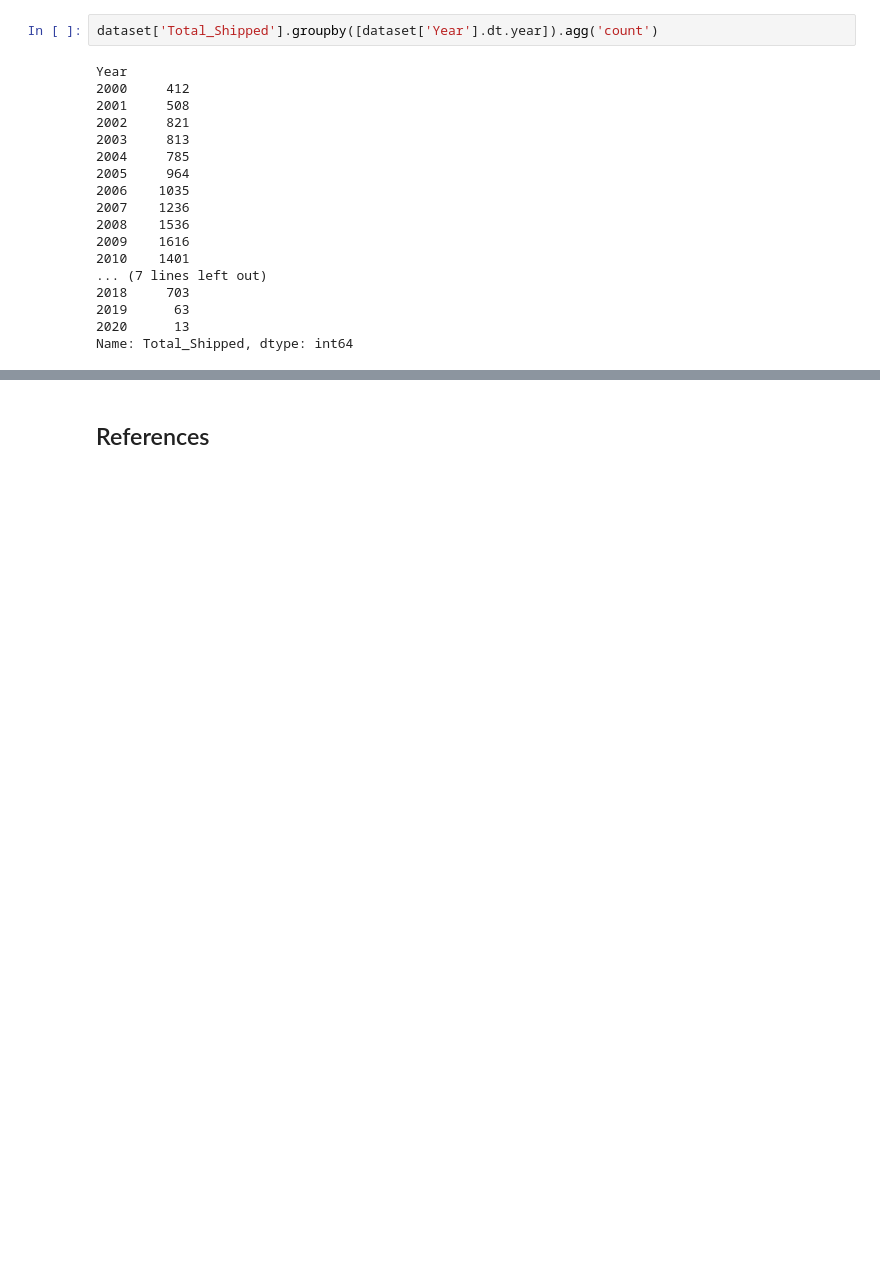
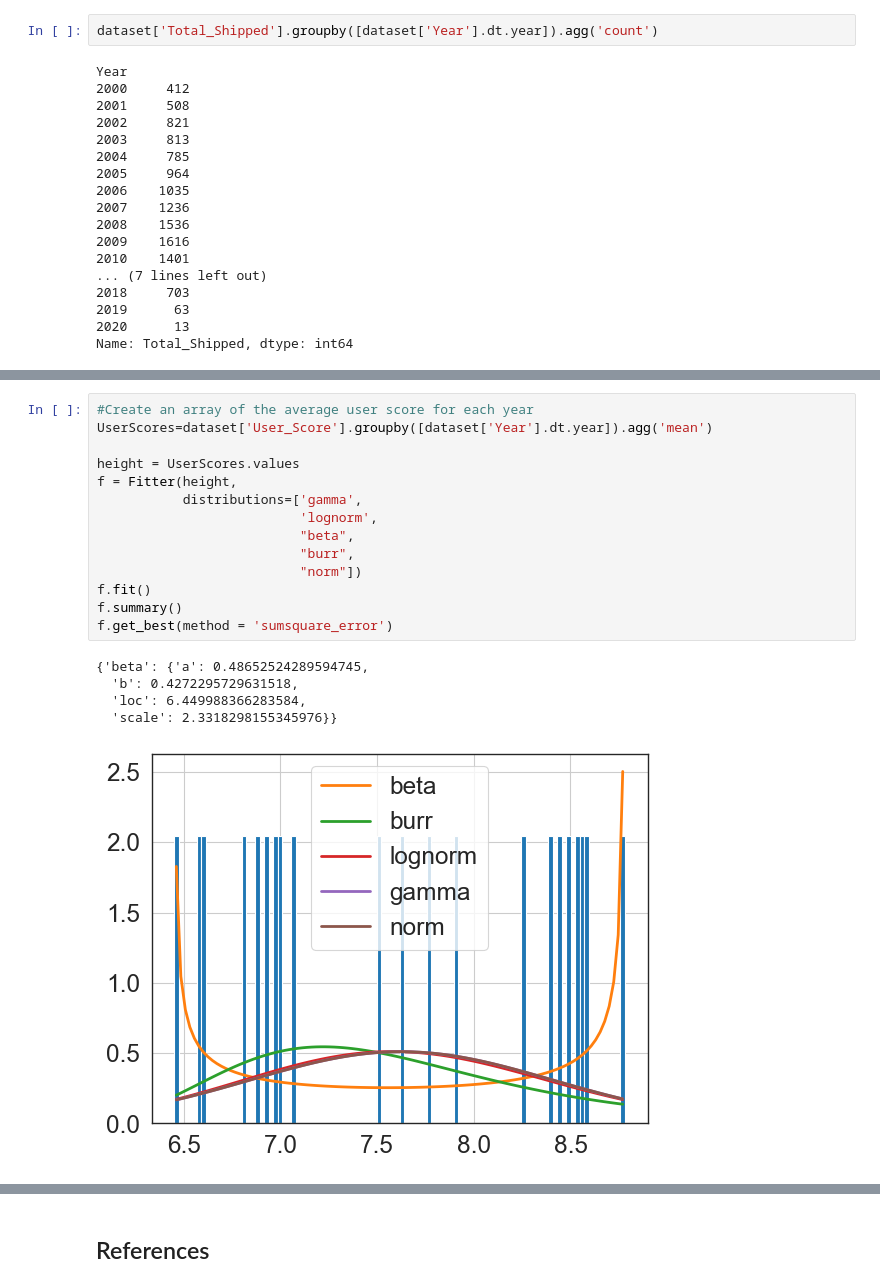
Before and after one commit to MegTully/Programming-For-DA-Project, a Jupyter notebook: Video game data.ipynb, the cells around one changed output, grey strips where cells are left out. Drawn from its saved outputs; the diff is of its cells as text; blank space fills up the shorter version.

```diff
--- a/Video game data.ipynb
+++ b/Video game data.ipynb
@@ -261,0 +340,20 @@ UFuncTypeError: ufunc 'multiply' cannot use operands with types dtype('<M8[ns]')
+# %%
+#Create an array of the average user score for each year
+UserScores=dataset['User_Score'].groupby([dataset['Year'].dt.year]).agg('mean')
+
+height = UserScores.values
+f = Fitter(height,
+           distributions=['gamma',
+                          'lognorm',
+                          "beta",
+                          "burr",
+                          "norm"])
+f.fit()
+f.summary()
+f.get_best(method = 'sumsquare_error')
+# %% [output]
+{'beta': {'a': 0.48652524289594745,
+  'b': 0.4272295729631518,
+  'loc': 6.449988366283584,
+  'scale': 2.3318298155345976}}
+[figure, added]
```
Also changed, not shown: parts of 18 cells of this notebook.
